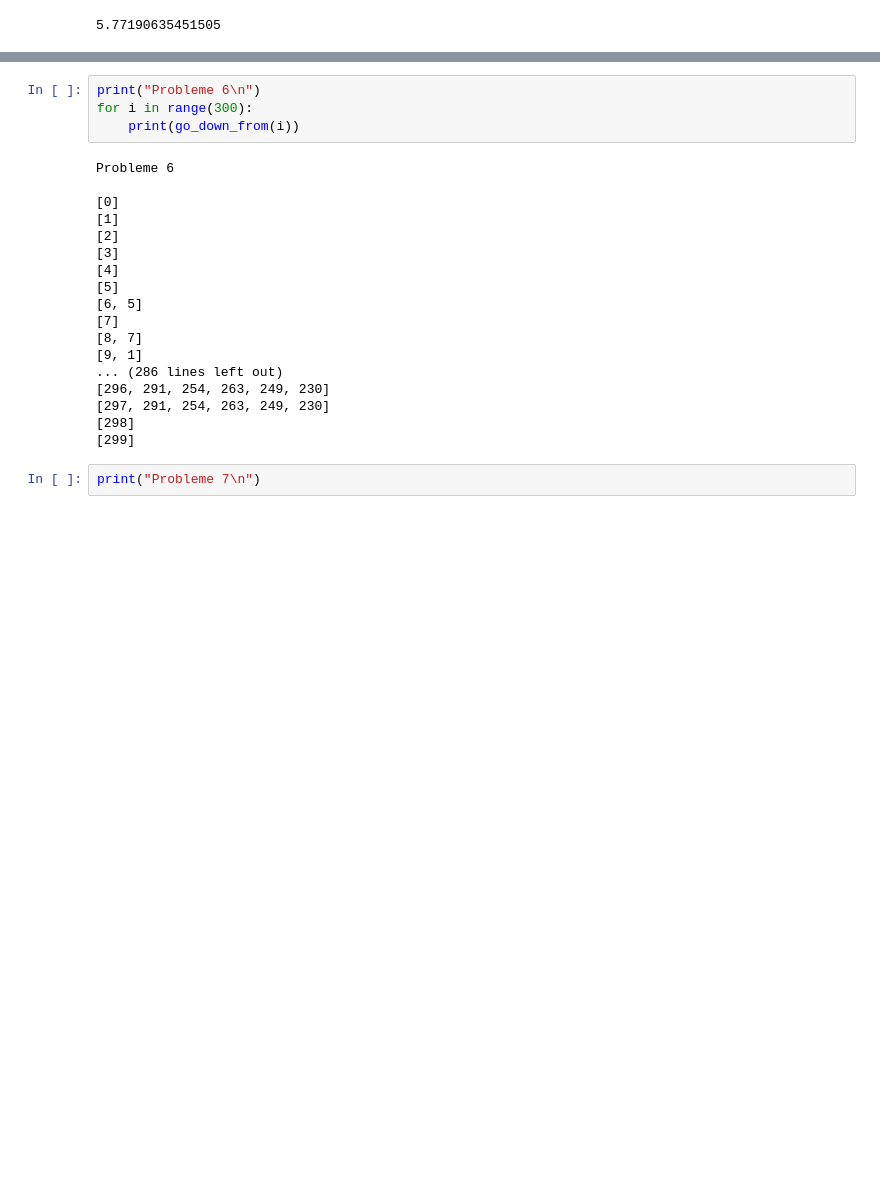
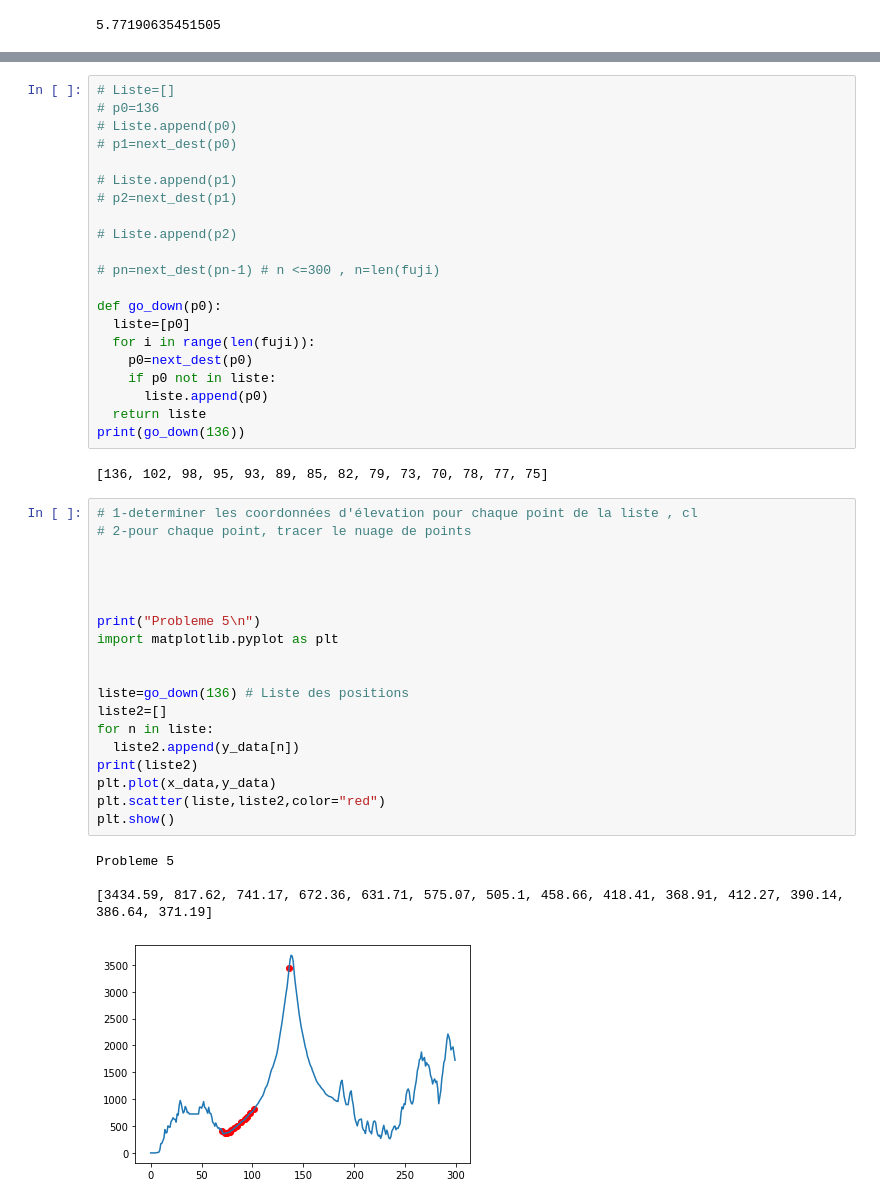
Before and after one commit to AngeMervaneJdev/ML_AI_1, a Jupyter notebook: shimoyama.ipynb, the cells around one changed output, grey strips where cells are left out. Drawn from its saved outputs; the diff is of its cells as text; blank space fills up the shorter version.

```diff
--- a/shimoyama.ipynb
+++ b/shimoyama.ipynb
@@ -91,24 +63,47 @@ Probleme 5
-# %%
-print("Probleme 6\n")
-for i in range(300):
-    print(go_down_from(i))
-# %% [output]
-Probleme 6
-
-[0]
-[1]
-[2]
-[3]
-[4]
-[5]
-[6, 5]
-[7]
-[8, 7]
-[9, 1]
-... (286 lines left out)
-[296, 291, 254, 263, 249, 230]
-[297, 291, 254, 263, 249, 230]
-[298]
-[299]
-# %%
-print("Probleme 7\n")
+# %%
+# Liste=[]
+# p0=136
+# Liste.append(p0)
+# p1=next_dest(p0)
+
+# Liste.append(p1)
+# p2=next_dest(p1)
+
+# Liste.append(p2)
+
+# pn=next_dest(pn-1) # n <=300 , n=len(fuji)
+
+def go_down(p0):
+  liste=[p0]
+  for i in range(len(fuji)):
+    p0=next_dest(p0)
+    if p0 not in liste:
+      liste.append(p0)
+  return liste
+print(go_down(136))
+# %% [output]
+[136, 102, 98, 95, 93, 89, 85, 82, 79, 73, 70, 78, 77, 75]
+# %%
+# 1-determiner les coordonnées d'élevation pour chaque point de la liste , cl
+# 2-pour chaque point, tracer le nuage de points
+
+
+
+
+print("Probleme 5\n")
+import matplotlib.pyplot as plt
+
+
+liste=go_down(136) # Liste des positions
+liste2=[]
+for n in liste:
+  liste2.append(y_data[n])
+print(liste2)
+plt.plot(x_data,y_data)
+plt.scatter(liste,liste2,color="red")
+plt.show()
+# %% [output]
+Probleme 5
+
+[3434.59, 817.62, 741.17, 672.36, 631.71, 575.07, 505.1, 458.66, 418.41, 368.91, 412.27, 390.14, 386.64, 371.19]
+[figure, added]
```
Also changed, not shown: parts of 7 cells of this notebook.
